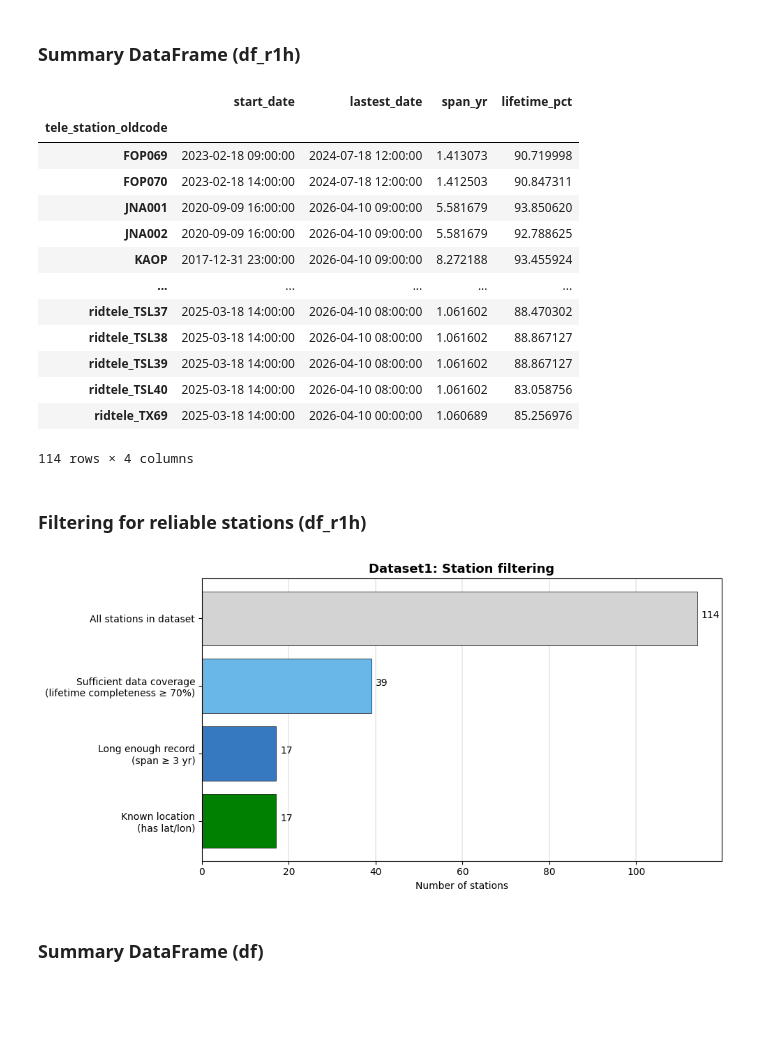
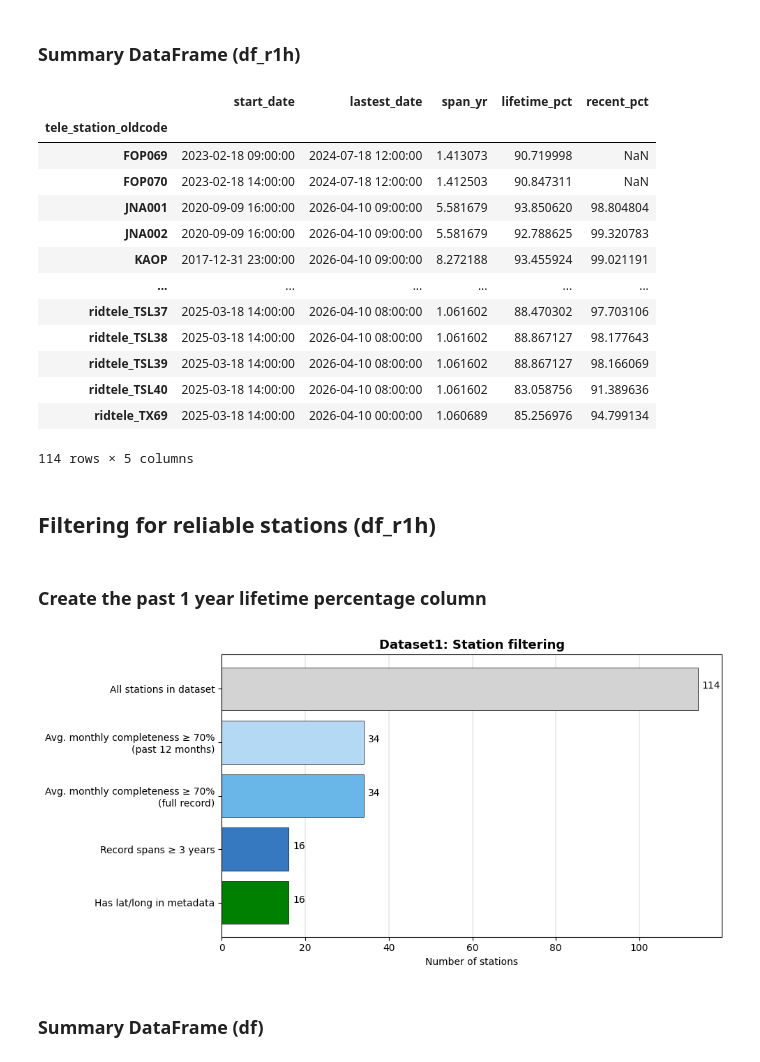
Before and after one commit to pongsakorn-onnim/rainfall_threshold_songkla, a Jupyter notebook: 01_exploratory_data_analysis.ipynb, the cells around one changed output. Saved outputs shown, nothing was run; the diff lists cells and outputs as text; code cells hidden in the pictures; blank space fills up the shorter version.

Commit message:
Add recency criterion (avg monthly completeness ≥ 70% over past 12 months) as first qualification gate for both df and df_r1h funnels

```diff
--- a/01_exploratory_data_analysis.ipynb
+++ b/01_exploratory_data_analysis.ipynb
@@ -525,64 +635,69 @@ r1h_summary['span_yr'] = r1h_summary['max'] - r1h_summary['min']
 r1h_summary['span_yr'] = r1h_summary['span_yr'] / pd.Timedelta(365.25, 'D')
 r1h_summary.rename(columns={'min': 'start_date','max': 'lastest_date'}, inplace=True)
 r1h_summary['lifetime_pct'] = r1h_pivot.mean(axis=1)
+r1h_summary['recent_pct'] = r1h_pivot.iloc[:,-13:-1].mean(axis=1)       # compute stations' completeness over the past 12 months
 
 r1h_summary
 # %% [output]
-|  | start_date | lastest_date | span_yr | lifetime_pct |
-| tele_station_oldcode |  |  |  |  |
-| FOP069 | 2023-02-18 09:00:00 | 2024-07-18 12:00:00 | 1.413073 | 90.719998 |
-| FOP070 | 2023-02-18 14:00:00 | 2024-07-18 12:00:00 | 1.412503 | 90.847311 |
-| JNA001 | 2020-09-09 16:00:00 | 2026-04-10 09:00:00 | 5.581679 | 93.850620 |
-| JNA002 | 2020-09-09 16:00:00 | 2026-04-10 09:00:00 | 5.581679 | 92.788625 |
-| KAOP | 2017-12-31 23:00:00 | 2026-04-10 09:00:00 | 8.272188 | 93.455924 |
-| ... | ... | ... | ... | ... |
-| ridtele_TSL37 | 2025-03-18 14:00:00 | 2026-04-10 08:00:00 | 1.061602 | 88.470302 |
-| ridtele_TSL38 | 2025-03-18 14:00:00 | 2026-04-10 08:00:00 | 1.061602 | 88.867127 |
-| ridtele_TSL39 | 2025-03-18 14:00:00 | 2026-04-10 08:00:00 | 1.061602 | 88.867127 |
-| ridtele_TSL40 | 2025-03-18 14:00:00 | 2026-04-10 08:00:00 | 1.061602 | 83.058756 |
-| ridtele_TX69 | 2025-03-18 14:00:00 | 2026-04-10 00:00:00 | 1.060689 | 85.256976 |
+|  | start_date | lastest_date | span_yr | lifetime_pct | recent_pct |
+| tele_station_oldcode |  |  |  |  |  |
+| FOP069 | 2023-02-18 09:00:00 | 2024-07-18 12:00:00 | 1.413073 | 90.719998 | NaN |
+| FOP070 | 2023-02-18 14:00:00 | 2024-07-18 12:00:00 | 1.412503 | 90.847311 | NaN |
+| JNA001 | 2020-09-09 16:00:00 | 2026-04-10 09:00:00 | 5.581679 | 93.850620 | 98.804804 |
+| JNA002 | 2020-09-09 16:00:00 | 2026-04-10 09:00:00 | 5.581679 | 92.788625 | 99.320783 |
+| KAOP | 2017-12-31 23:00:00 | 2026-04-10 09:00:00 | 8.272188 | 93.455924 | 99.021191 |
+| ... | ... | ... | ... | ... | ... |
+| ridtele_TSL37 | 2025-03-18 14:00:00 | 2026-04-10 08:00:00 | 1.061602 | 88.470302 | 97.703106 |
+| ridtele_TSL38 | 2025-03-18 14:00:00 | 2026-04-10 08:00:00 | 1.061602 | 88.867127 | 98.177643 |
+| ridtele_TSL39 | 2025-03-18 14:00:00 | 2026-04-10 08:00:00 | 1.061602 | 88.867127 | 98.166069 |
+| ridtele_TSL40 | 2025-03-18 14:00:00 | 2026-04-10 08:00:00 | 1.061602 | 83.058756 | 91.389636 |
+| ridtele_TX69 | 2025-03-18 14:00:00 | 2026-04-10 00:00:00 | 1.060689 | 85.256976 | 94.799134 |
-114 rows × 4 columns
+114 rows × 5 columns
 # %% [markdown]
-### Filtering for reliable stations (df_r1h)
+## Filtering for reliable stations (df_r1h)
+# %% [markdown]
+### Create the past 1 year lifetime percentage column
 # %%
-r1h_after_completeness = r1h_summary[(r1h_summary['lifetime_pct'] >= 70)]
+r1h_after_recent = r1h_summary[(r1h_summary['recent_pct'] >= 70)]
+r1h_after_completeness = r1h_after_recent[(r1h_after_recent['lifetime_pct'] >= 70)]
 r1h_after_span = r1h_after_completeness[((r1h_after_completeness['span_yr'] >= 3))]
-r1h_qualified = r1h_after_span[r1h_after_span.index.isin(df_meta2['tele_station_oldcode'])]
+r1h_summary_qual = r1h_after_span[r1h_after_span.index.isin(df_meta2['tele_station_oldcode'])]
 # %%
-r1h_labels = ['Known location\n(has lat/lon)',
-            'Long enough record\n(span ≥ 3 yr)',
-            'Sufficient data coverage\n(lifetime completeness ≥ 70%)',
+r1h_labels = ['Has lat/lon in metadata',
+            'Record spans ≥ 3 years',
+            'Avg. monthly completeness ≥ 70%\n(full record)',
+            'Avg. monthly completeness ≥ 70%\n(past 12 months)',
              'All stations in dataset']
 
 
-r1h_counts = [len(r1h_qualified),
+r1h_counts = [len(r1h_summary_qual),
           len(r1h_after_span),
-
           len(r1h_after_completeness),
+          len(r1h_after_recent),
           df_r1h['tele_station_oldcode'].nunique()]
 # %%
-colors = ['green', "#3679c0", "#69b6e9", 'lightgrey']
+colors = ['green', "#3679c0", "#69b6e9", "#b3d9f5",'lightgrey']
 
 fig, ax = plt.subplots(figsize=(10, 5))
 
 bars = ax.barh(r1h_labels, r1h_counts, color=colors, edgecolor='black', linewidth=0.5)        # ax.barh plots from bottom to top
 
 for bar in bars:
     width = bar.get_width()
     y = bar.get_y() + bar.get_height() / 2
     ax.text(width + 1, y, str(width))
 
 ax.set_xticks(range(0, max(r1h_counts)+1, 20))
 ax.xaxis.grid(True, linewidth=0.35)
 
 ax.set_title('Dataset1: Station filtering', fontweight='bold', fontsize=13)
 ax.set_xlabel('Number of stations')
 ax.set_axisbelow(True)
 
 plt.tight_layout()
 plt.show()
 # %% [output]
-[figure, old version]
+[figure, new version]
 # %% [markdown]
 ### Summary DataFrame (df)
 # %%
```
Also changed, not shown: parts of 19 cells of this notebook.
